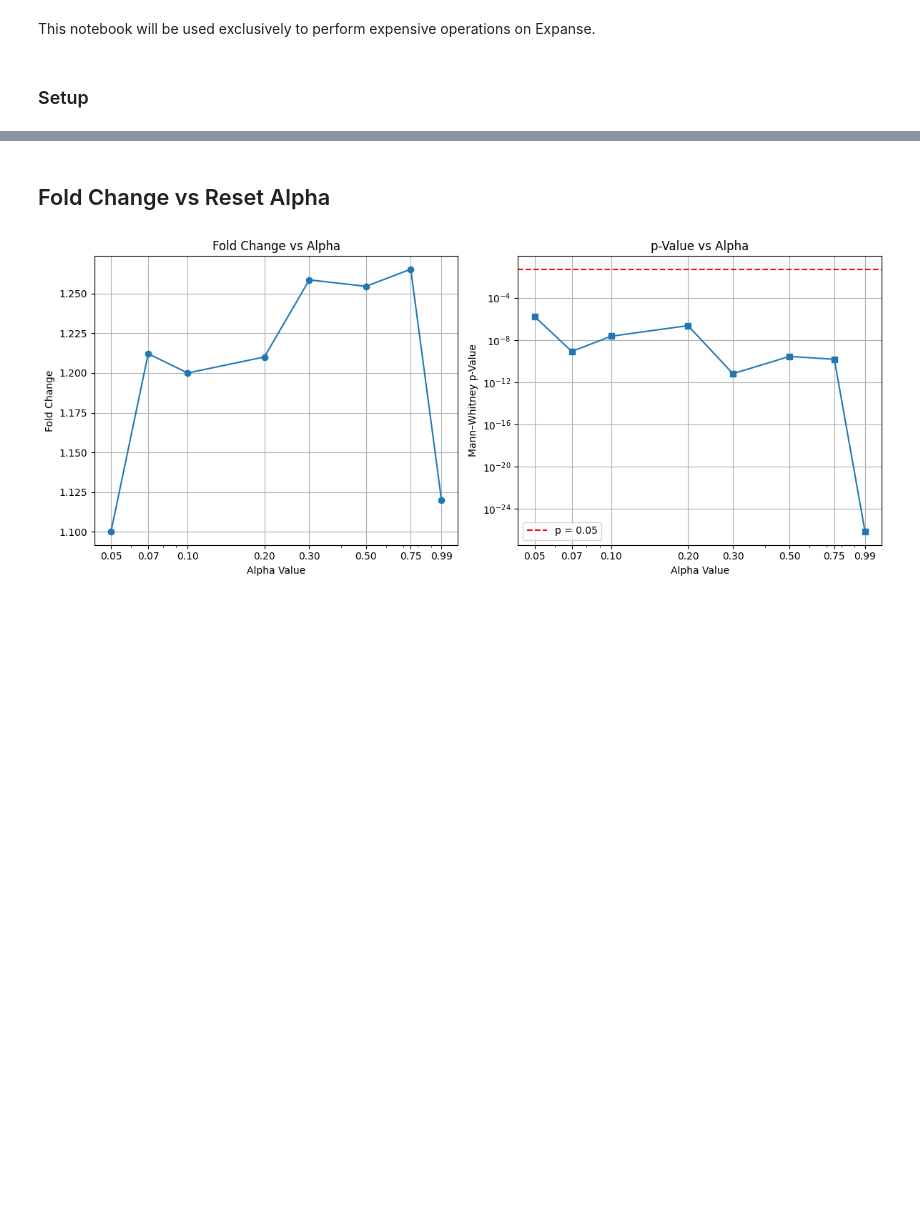
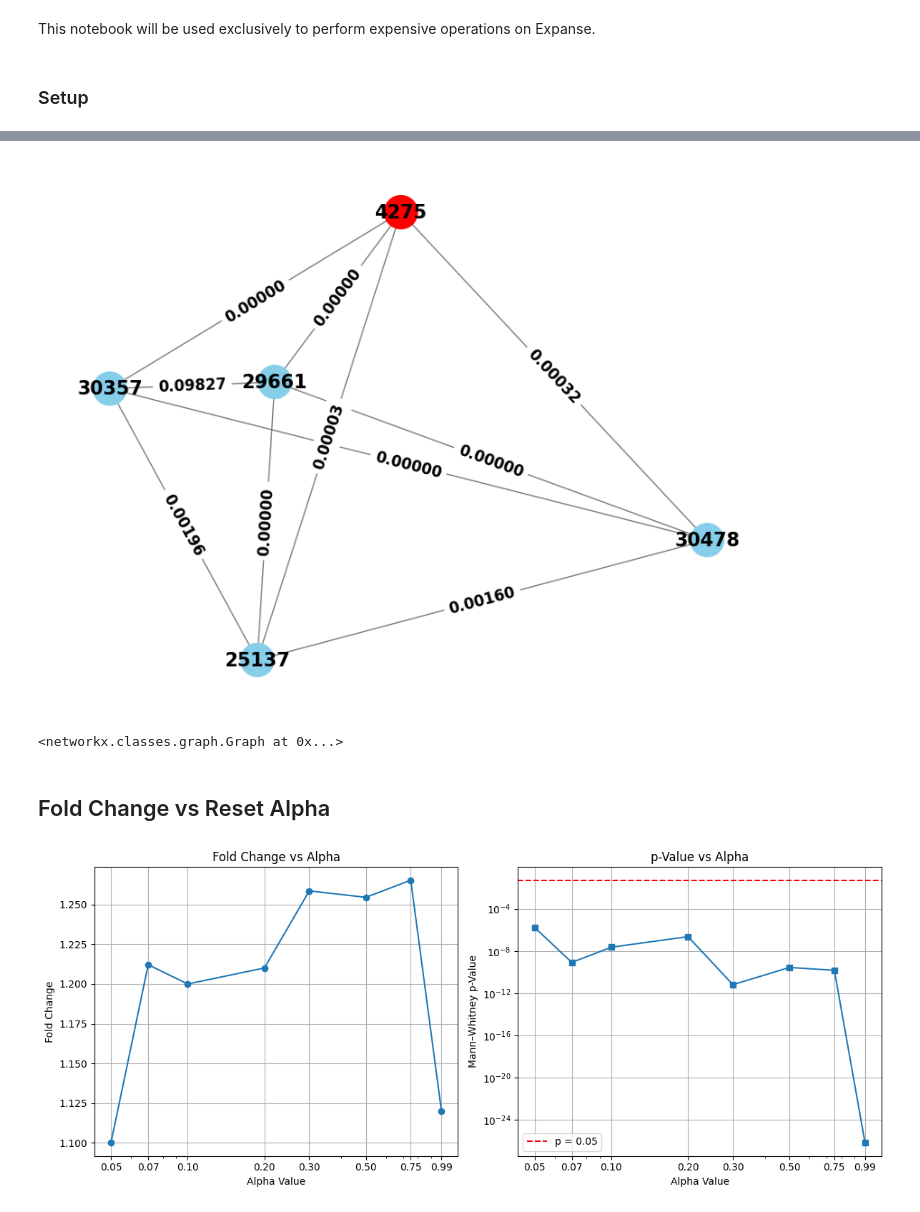
Before and after one commit to ethanoutangoun/chromatin-heart-dev, a Jupyter notebook: expanse_notebook.ipynb, the cells around one changed output, grey strips where cells are left out. Saved outputs shown, nothing was run; the diff lists cells and outputs as text; code cells hidden in the pictures; blank space fills up the shorter version.

```diff
--- a/expanse_notebook.ipynb
+++ b/expanse_notebook.ipynb
@@ -40,3 +97,8 @@ non_gene_bins = [int(line.strip()) for line in open(NON_GENE_BIN_PATH).readlines
+# %%
+f.clique_to_graph(wildtype_matrix, wt_ttn_clique, TTN_BIN)
+# %% [output]
+[figure, added]
+<networkx.classes.graph.Graph at 0x...>
 # %% [markdown]
 ## Fold Change vs Reset Alpha
 # %%
```
Also changed, not shown: parts of 18 cells of this notebook, 3 other files.
